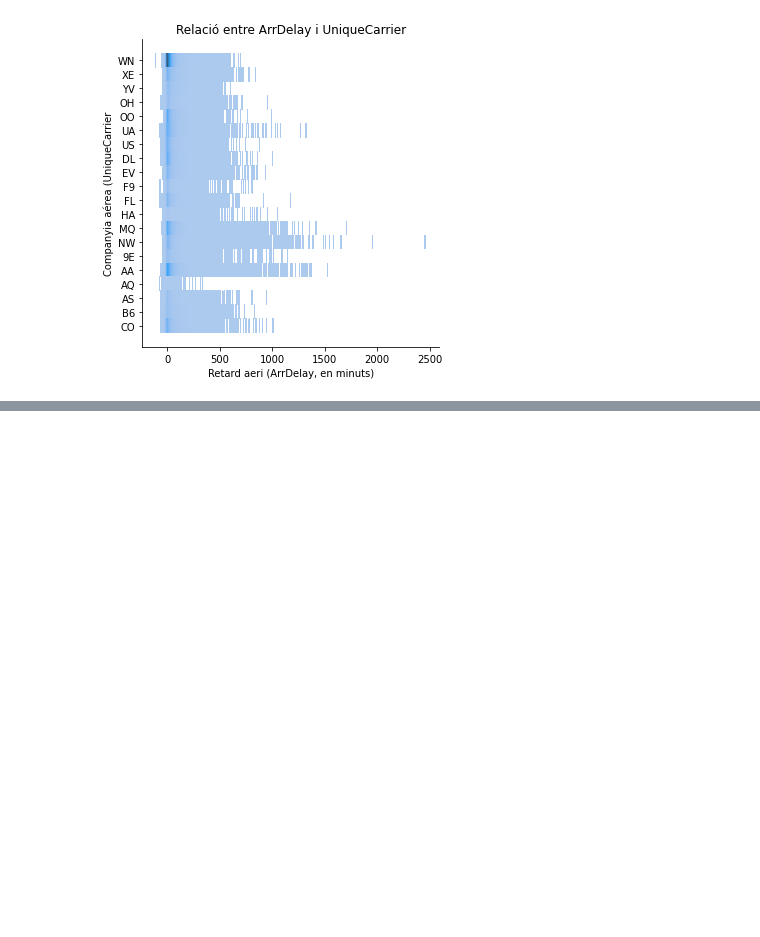
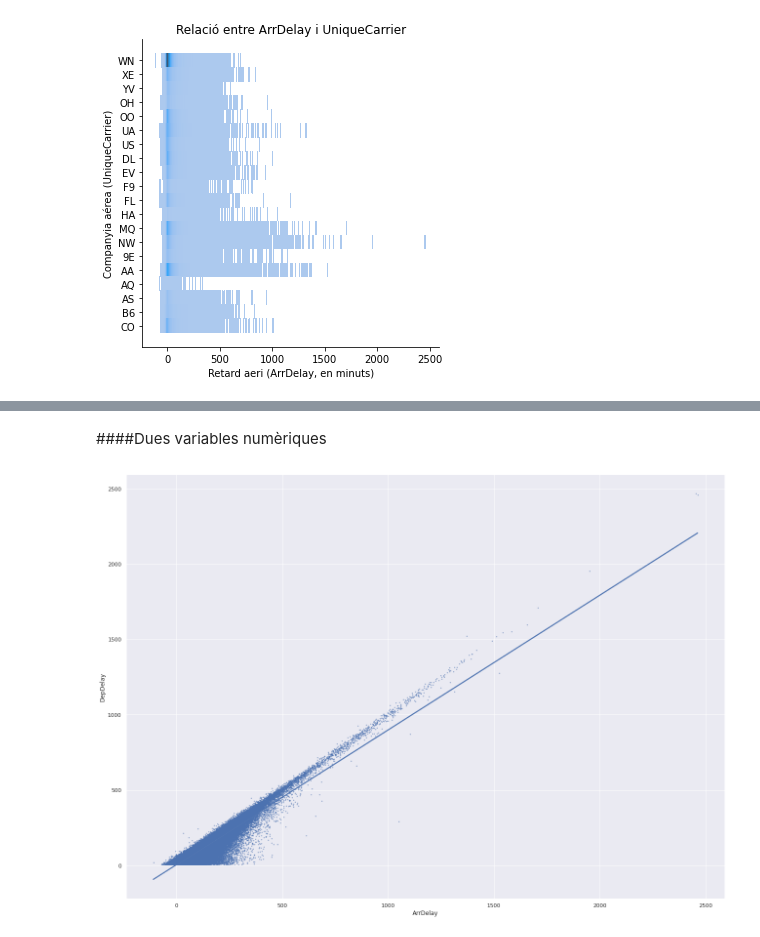
Before and after one commit to davifebdn/visualitzaci-_explorat-ria, a Jupyter notebook: Data_Science_Sprint_3_T01_Visualització_gràfica_d'un_dataset.ipynb, the cells around one changed output, grey strips where cells are left out. Cells and saved outputs as stored; diff of their text form; code cells hidden in the pictures; blank space fills up the shorter version.

```diff
--- a/Data_Science_Sprint_3_T01_Visualització_gràfica_d'un_dataset.ipynb
+++ b/Data_Science_Sprint_3_T01_Visualització_gràfica_d'un_dataset.ipynb
@@ -108,0 +111,9 @@ plt.show()
+# %% [markdown]
+####Dues variables numèriques
+# %%
+#Dues variables numèriques (ArrDelay i DepDelay)
+
+sns.regplot(x=df["ArrDelay"], y=df["DepDelay"], scatter_kws={'s':1})
+plt.show()
+# %% [output]
+[figure, added]
```
Also changed, not shown: parts of 10 cells of this notebook.
